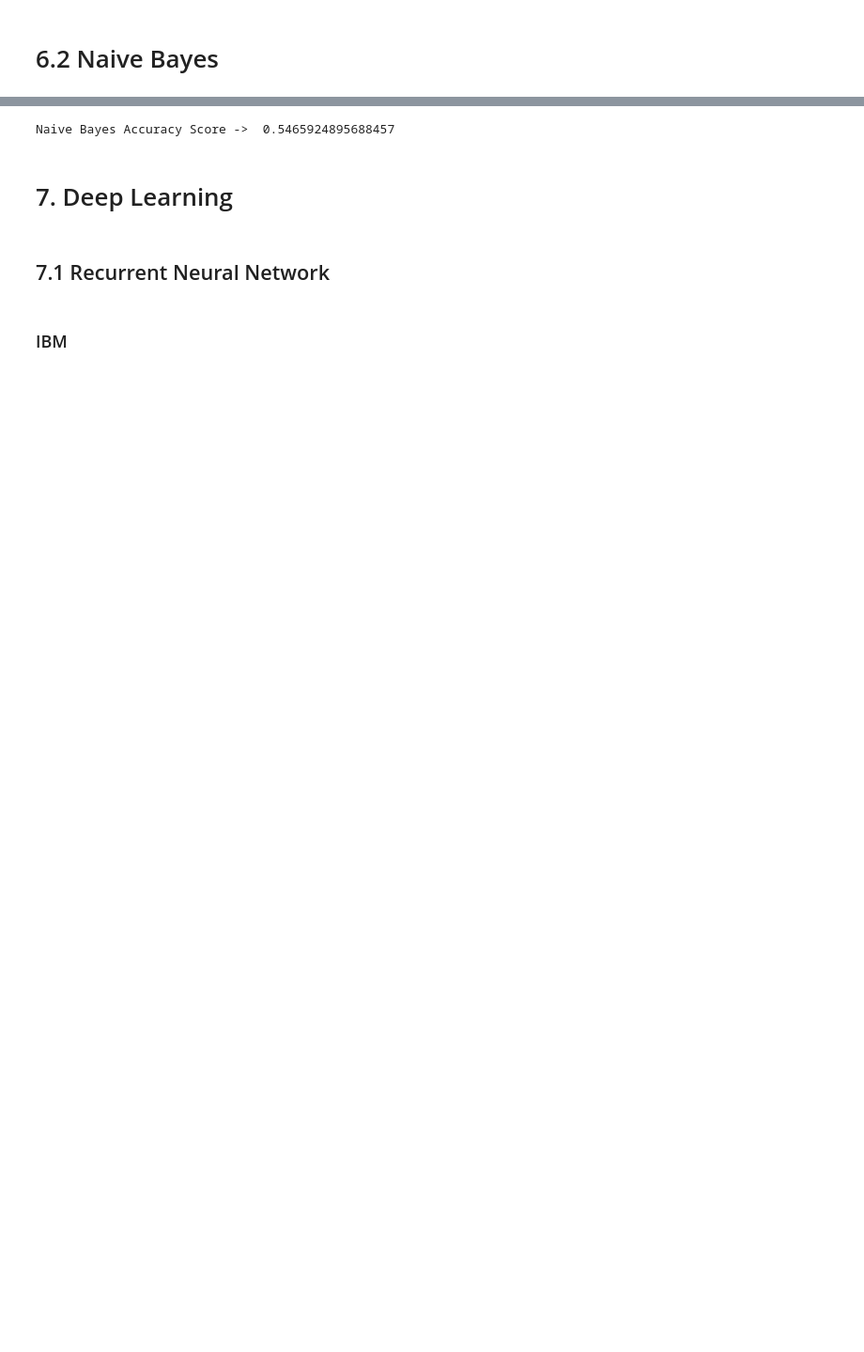
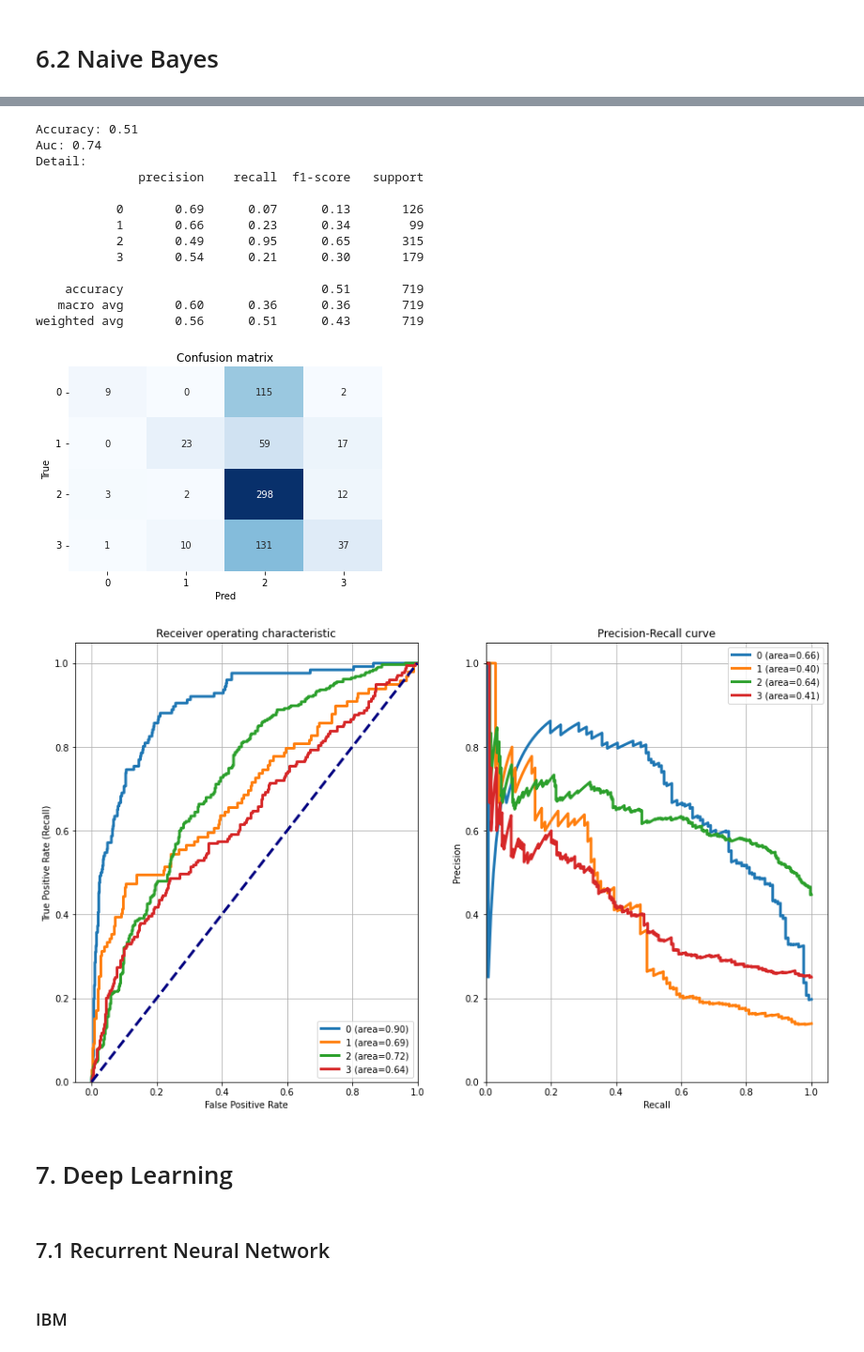
Before and after one commit to adrianoduque97/argument-minning, a Jupyter notebook: ArgumentMinning_TFM.ipynb, the cells around one changed output, grey strips where cells are left out. Shown at 94% size. Cells and saved outputs as stored; diff of their text form; code cells hidden in the pictures; blank space fills up the shorter version.

```diff
--- a/ArgumentMinning_TFM.ipynb
+++ b/ArgumentMinning_TFM.ipynb
@@ -592,12 +686,26 @@ Naive Bayes Accuracy Score ->  0.6847599164926931
 # %%
 # Naive Bayes
 
 Naive = naive_bayes.MultinomialNB ()
 Naive.fit(Train_X_Tfidf_UKP,Train_Y_UKP)# predict the labels on validation dataset
 predictions_NB = Naive.predict(Test_X_Tfidf_UKP)# Use accuracy_score function to get the accuracy
-print("Naive Bayes Accuracy Score -> ",accuracy_score(predictions_NB, Test_Y_UKP))
+metricas(predictions_NB, Test_Y_UKP, Naive.predict_proba(Test_X_Tfidf_UKP))
 # %% [output]
-Naive Bayes Accuracy Score ->  0.5465924895688457
+Accuracy: 0.51
+Auc: 0.74
+Detail:
+              precision    recall  f1-score   support
+
+           0       0.69      0.07      0.13       126
+           1       0.66      0.23      0.34        99
+           2       0.49      0.95      0.65       315
+           3       0.54      0.21      0.30       179
+
+    accuracy                           0.51       719
+   macro avg       0.60      0.36      0.36       719
+weighted avg       0.56      0.51      0.43       719
+[figure, added]
+[figure, added]
 # %% [markdown]
 # 7. Deep Learning
 # %%
```
Also changed, not shown: parts of 23 cells of this notebook.
